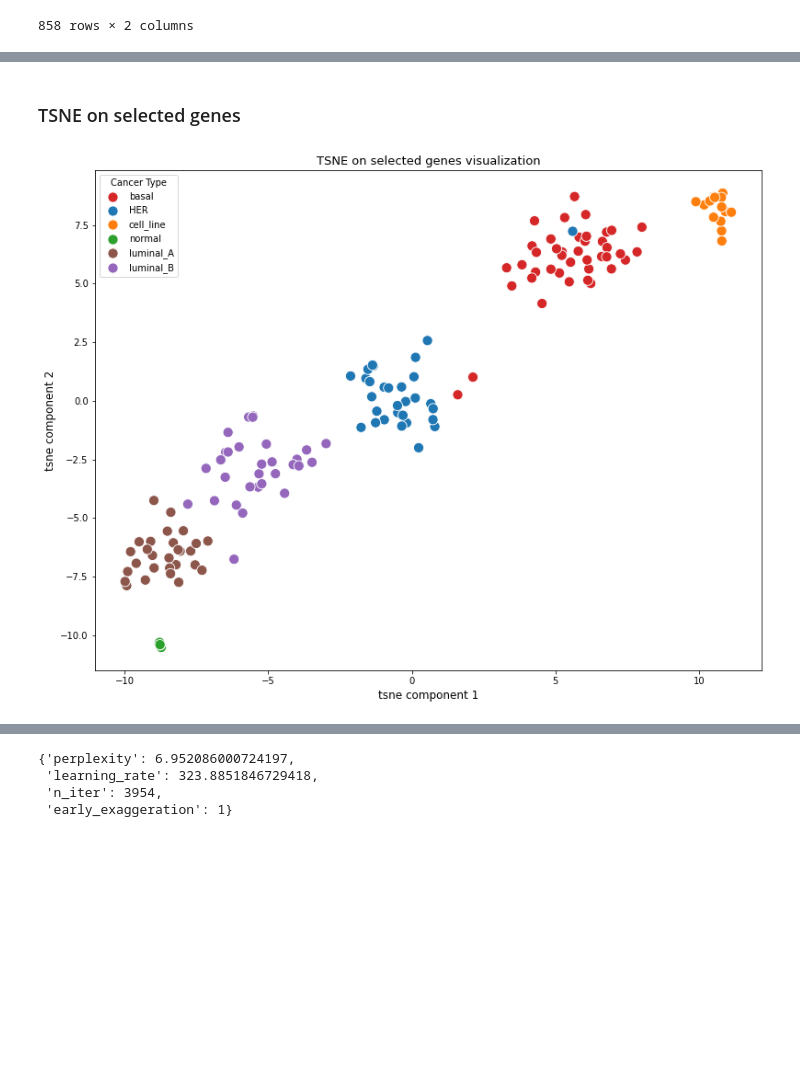
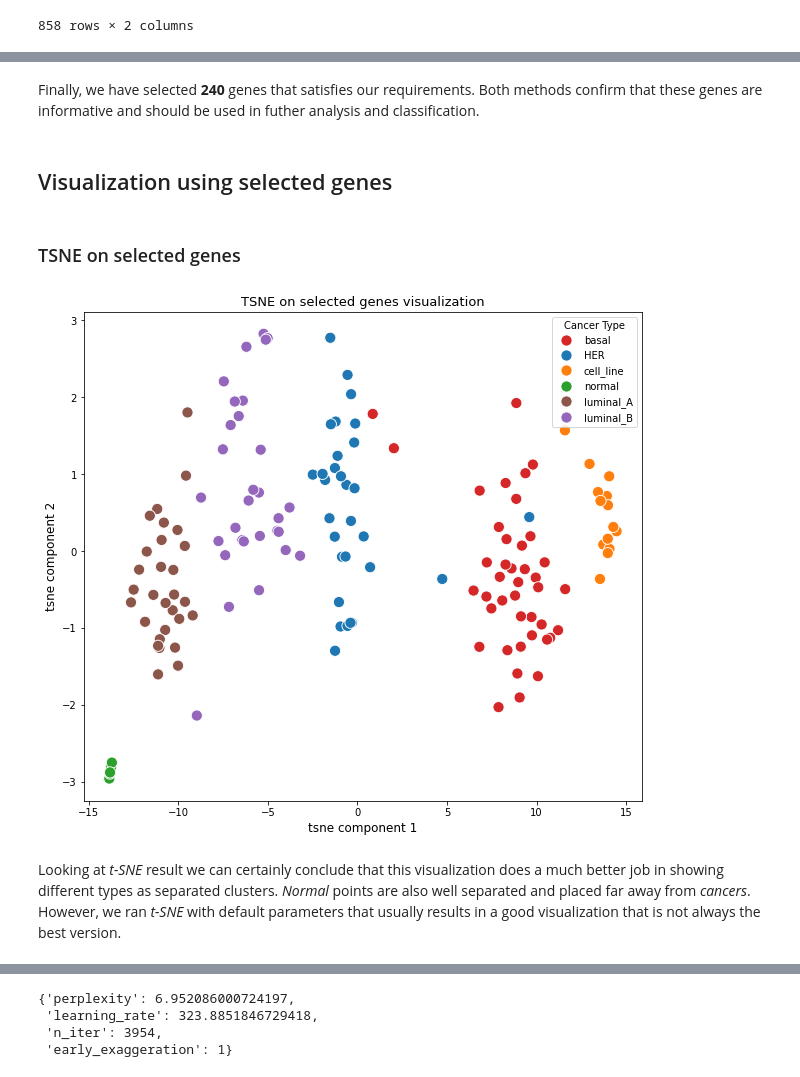
Before and after one commit to IceRocky/tsne_genes_analysis, a Jupyter notebook: breast_cancer_analysis.ipynb, the cells around one changed output, grey strips where cells are left out. Cells and saved outputs as stored; diff of their text form; code cells hidden in the pictures; blank space fills up the shorter version.

```diff
--- a/breast_cancer_analysis.ipynb
+++ b/breast_cancer_analysis.ipynb
@@ -435,2 +444,0 @@ Number of genes selected by either MI or Chi2:  2194
-# %%
-genes_matrix_reduced = df[genes_selected_both].values
@@ -464,3 +445,7 @@ plt.show()
+# %% [markdown]
+Finally, we have selected **240** genes that satisfies our requirements. Both methods confirm that these genes are informative and should be used in futher analysis and classification.
+# %% [markdown]
+## Visualization using selected genes
 # %% [markdown]
 ### TSNE on selected genes
 # %%
@@ -474,16 +459,19 @@ genes_matrix_reduced_tsne = tsne_red.fit_transform(genes_matrix_reduced)
 # %%
 tsne_red_df = pd.DataFrame(genes_matrix_reduced_tsne[:, :2], columns=['axis1', 'axis2'])
 tsne_red_df['Label'] = cancer_labels
 
-plt.figure(figsize=(13, 10))
+plt.figure(figsize=(10, 9))
 sns.scatterplot(data=tsne_red_df, x='axis1', y='axis2', hue='Label', palette=color_map, s=125)
 
 plt.title('TSNE on selected genes visualization', fontsize=13)
 plt.xlabel('tsne component 1', fontsize=12)
 plt.ylabel('tsne component 2', fontsize=12)
 plt.legend(title='Cancer Type')
 plt.show()
 # %% [output]
-[figure, old version]
+[figure, new version]
+# %% [markdown]
+Looking at *t-SNE* result we can certainly conclude that this visualization does a much better job in showing different types as separated clusters. *Normal* points are also well separated and placed far away from *cancers*.
+However, we ran *t-SNE* with default parameters that usually results in a good visualization that is not always the best version.
 # %% [markdown]
 ### Tuning T-SNE hyperparameters
```
Also changed, not shown: parts of 14 cells of this notebook.
